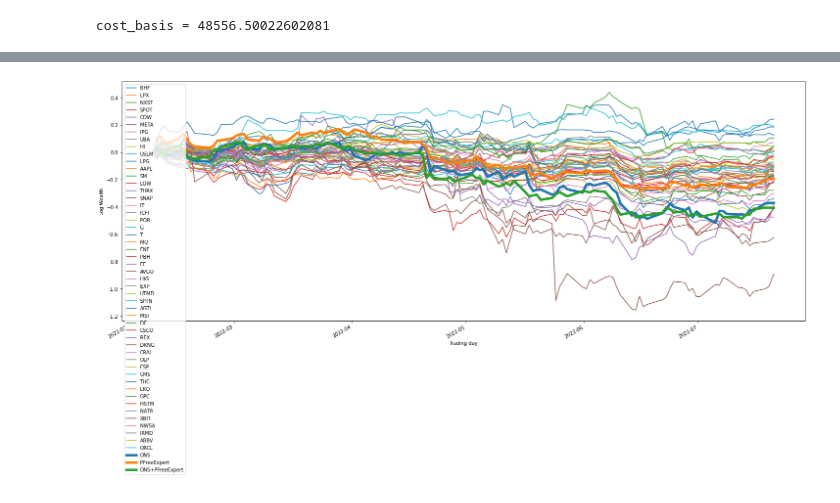
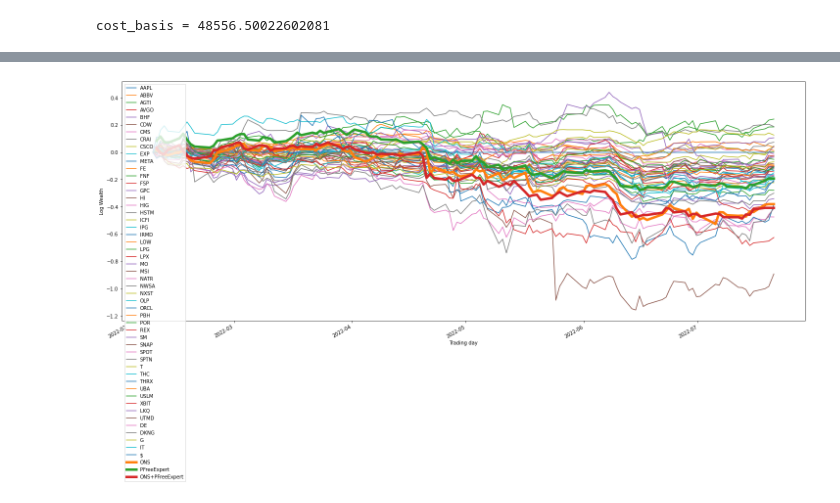
Before and after one commit to Siahkamari/Portfolio-Optimization-via-Expert-Algorithms, a Jupyter notebook: portfolio_selection_with_google_finance.ipynb, the cells around one changed output, grey strips where cells are left out. Drawn from its saved outputs; the diff is of its cells as text; code cells hidden in the pictures.

```diff
--- a/portfolio_selection_with_google_finance.ipynb
+++ b/portfolio_selection_with_google_finance.ipynb
@@ -25,7 +25,7 @@ gc = gspread.authorize(creds)
 ## ticker_list
 worksheet = gc.open('stock_list').sheet1
 print(worksheet)
-cells = worksheet.range('B1:AZ3')
+cells = worksheet.range('B1:AY3')
 
 ticker_list = []
 quantity = []
@@ -292,24 +301,23 @@ plt.show()
 # %%
 ## Historical performance
 fig = plt.figure(figsize=(25,10))
 ax = fig.add_subplot(1 ,1, 1)
 
-for ticker in list(set(ticker_list)-set(['$'])):
-  _, df_prices = get_ticker_data(ticker, silent=True)
-  df_prices.set_index('Date')['log_Close'].plot(ax=ax, label=ticker)
+for ticker in ticker_list:
+    (np.log(df_all_prices[ticker])-np.log(df_all_prices[ticker].iloc[0])).plot(ax=ax, label=ticker)
 ax.legend();
 ax.set_ylabel('log_Close')
 
 df_ons = pd.DataFrame(data=log_wealth_ons, index=df_all_prices.index[1:], columns=['ONS'])
 df_pmf = pd.DataFrame(data=log_wealth_expert, index=df_all_prices.index[1:], columns=['PFreeExpert'])
 df_pmfons = pd.DataFrame(data=log_wealth_expert_ons, index=df_all_prices.index[1:], columns=['ONS+PFreeExpert'])
 df_ons.plot(ax = ax, linewidth=5)
 df_pmf.plot(ax = ax, linewidth=5)
 df_pmfons.plot(ax = ax, linewidth=5)
 
 ax.legend()
 ax.set_xlabel('Trading day')
 ax.set_ylabel('Log Wealth')
 plt.show()
 # %% [output]
-[figure, old version]
+[figure, new version]
```
Also changed, not shown: parts of 6 cells of this notebook.
